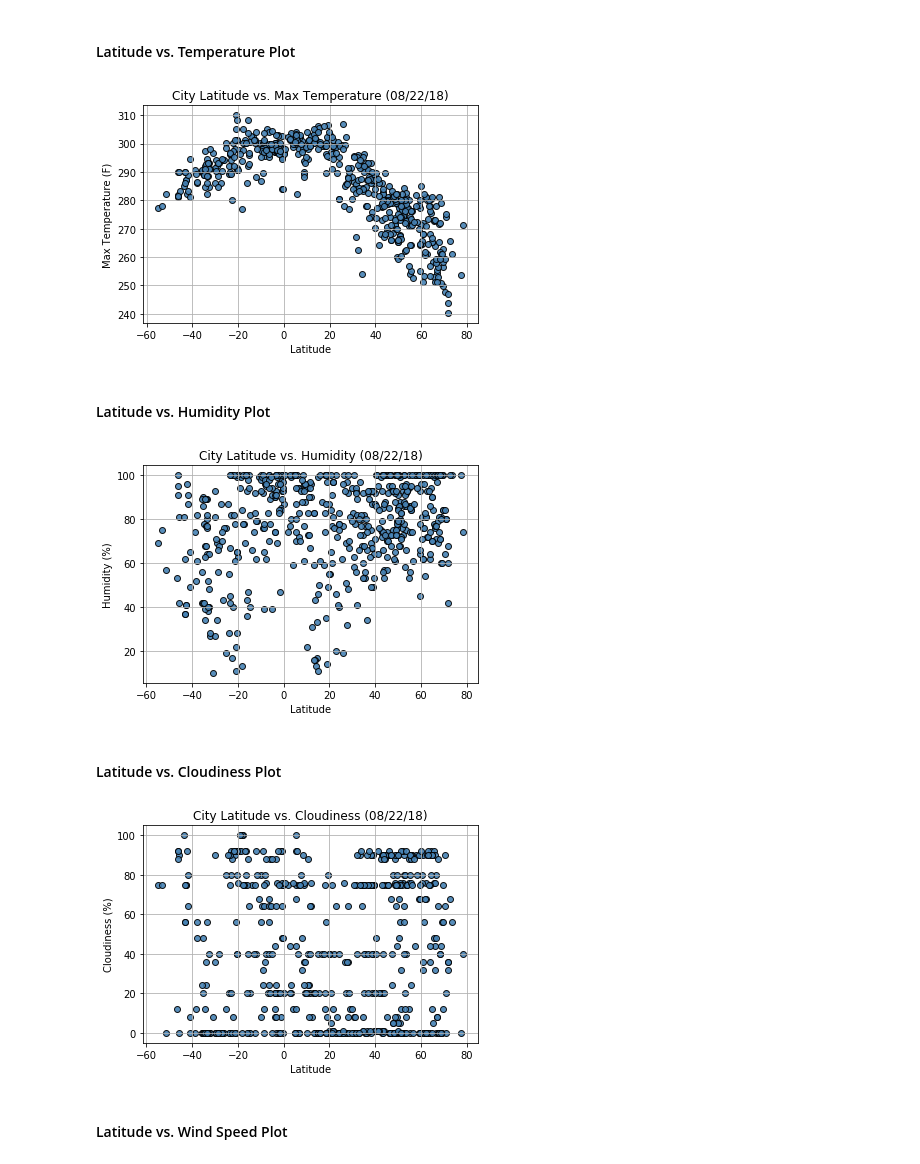
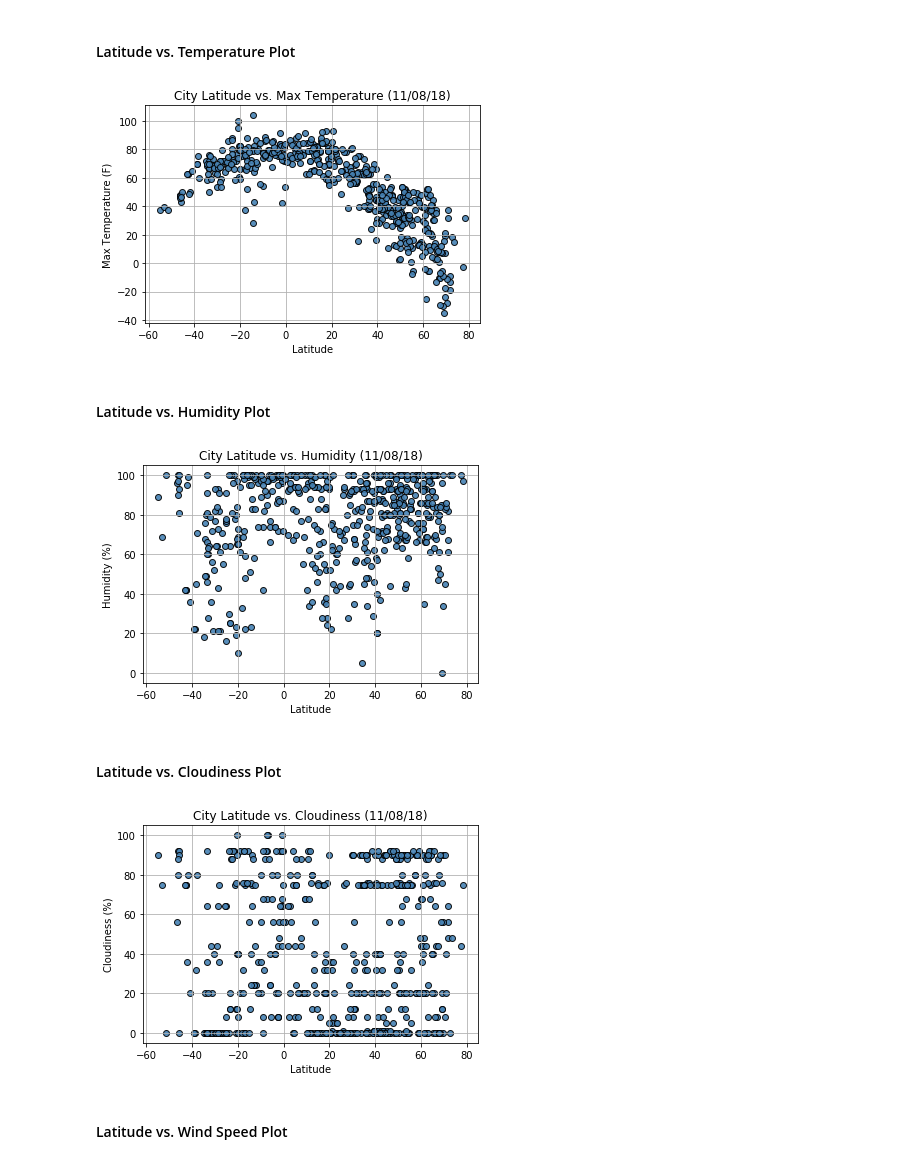
Before and after one commit to paulinatharail/PythonAPI, a Jupyter notebook: starter_code/WeatherPy.ipynb, the cells around one changed output. Saved outputs shown, nothing was run; the diff lists cells and outputs as text; code cells hidden in the pictures.

```diff
--- a/starter_code/WeatherPy.ipynb
+++ b/starter_code/WeatherPy.ipynb
@@ -66,6 +66,7 @@ print ("Begining Data Retrieval")
 
 # URL format: api.openweathermap.org/data/2.5/weather?APPID={APIKEY}&q={city name}
 url = 'http://api.openweathermap.org/data/2.5/weather?APPID='
+units = "imperial"
 count = 1
 set_number = 1
 
@@ -75,7 +76,9 @@ weather_data = []
 
 for city in cities:
     #build the query URL
-    query_url = url + api_key + "&q=" + city
+    query_url = f"{url}{api_key}&units={units}&q={city}"
+    #print (query_url)
+    #break
 
     try:
         #retrive the response and JSONify it.
@@ -177,29 +180,29 @@ plt.scatter(city_weather_df['Lat'], city_weather_df['Max Temp'],
 plt.grid(axis='both')
 plt.xlabel("Latitude")
 plt.ylabel("Max Temperature (F)")
-plt.title("City Latitude vs. Max Temperature (08/22/18)")
+plt.title("City Latitude vs. Max Temperature (11/08/18)")
 
 plt.savefig("../output_data/Latitude_Vs_MaxTemperature.png")
 
 plt.show()
 # %% [output]
-[figure, old version]
+[figure, new version]
 # %% [markdown]
 #### Latitude vs. Humidity Plot
 # %%
 plt.scatter(city_weather_df['Lat'], city_weather_df['Humidity'],
          color='steelblue', marker="o", edgecolors="black", alpha="0.9")
 plt.grid(axis='both')
 plt.xlabel("Latitude")
 plt.ylabel("Humidity (%)")
-plt.title("City Latitude vs. Humidity (08/22/18)")
+plt.title("City Latitude vs. Humidity (11/08/18)")
 
 
 plt.savefig("../output_data/Latitude_Vs_Humidity.png")
 
 plt.show()
 # %% [output]
-[figure, old version]
+[figure, new version]
 # %% [markdown]
 #### Latitude vs. Cloudiness Plot
 # %%
@@ -208,14 +211,14 @@ plt.scatter(city_weather_df['Lat'], city_weather_df['Cloudiness'],
 plt.grid(axis='both')
 plt.xlabel("Latitude")
 plt.ylabel("Cloudiness (%)")
-plt.title("City Latitude vs. Cloudiness (08/22/18)")
+plt.title("City Latitude vs. Cloudiness (11/08/18)")
 
 
 plt.savefig("../output_data/Latitude_Vs_Cloudiness.png")
 
 plt.show()
 # %% [output]
-[figure, old version]
+[figure, new version]
 # %% [markdown]
 #### Latitude vs. Wind Speed Plot
 # %%
```
Also changed, not shown: parts of 5 cells of this notebook, 6 other files.
